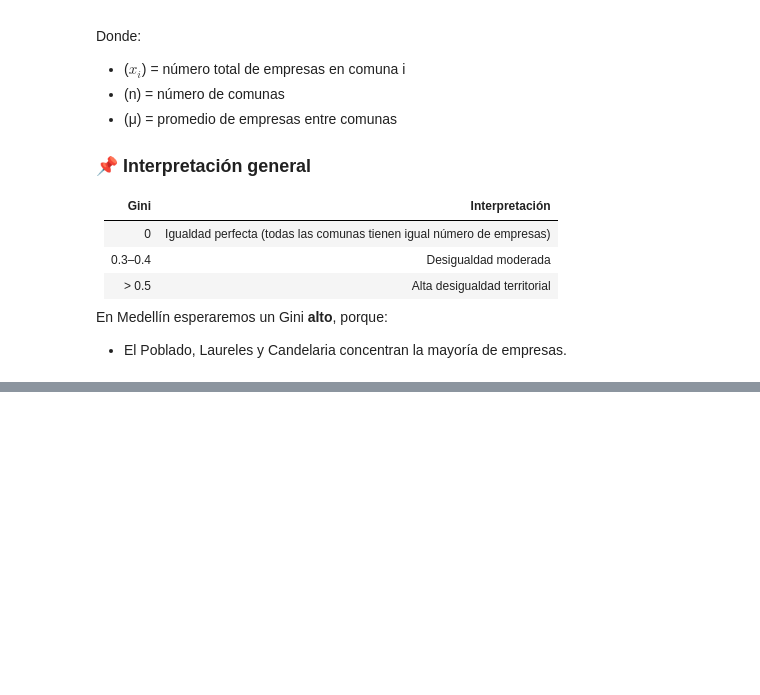
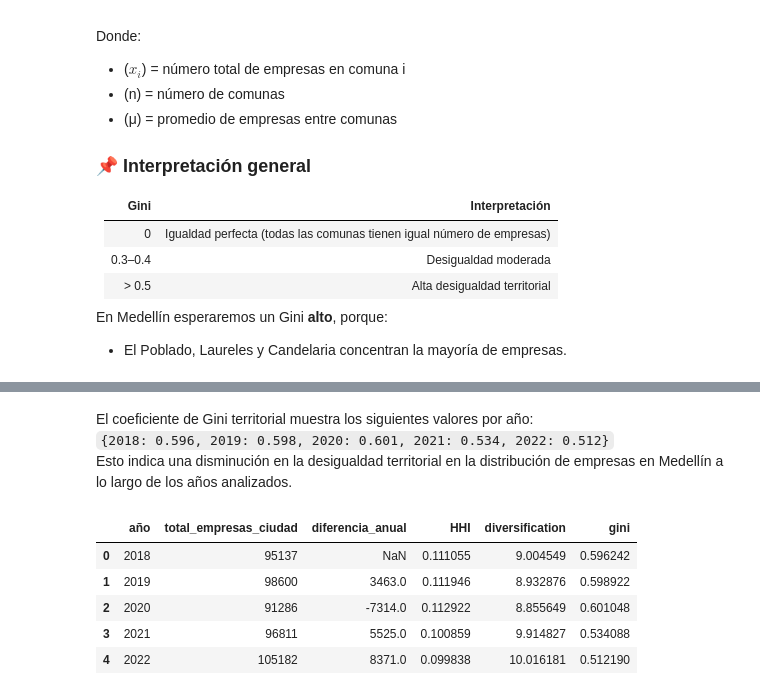
Before and after one commit to smaje99/diploma-in-data-analytics-in-business-management-unir, a Jupyter notebook: medellin-business-landscape/medellin-business-landscape.ipynb, the cells around one changed output, grey strips where cells are left out. Cells and saved outputs as stored; diff of their text form; code cells hidden in the pictures; blank space fills up the shorter version.

Commit message:
✨ Add Concentration indicators
Concentration indicators:
* HHI
* Diversification indicator
* Gini territorial coeficient

Also, metrics by years with this info was added.

````diff
--- a/medellin-business-landscape/medellin-business-landscape.ipynb
+++ b/medellin-business-landscape/medellin-business-landscape.ipynb
@@ -757,0 +802,3 @@ En Medellín esperaremos un Gini **alto**, porque:
+# %%
+hhi_by_year["diversification"] = 1 / hhi_by_year["HHI"]
+hhi_by_year
@@ -757,0 +818,25 @@ En Medellín esperaremos un Gini **alto**, porque:
+# %%
+# Gini territorial
+
+import numpy as np
+
+
+# Gini coeficient calculation
+def gini_coefficient(array: np.ndarray) -> float:
+    array = np.array(array)
+    array = array.flatten()
+    if np.amin(array) < 0:
+        array -= np.amin(array)
+    array = np.sort(array)
+    n = array.size
+    coef = (2 * np.arange(1, n + 1) - n - 1) * array
+    return coef.sum() / (n * array.sum())
+
+
+# Calcular Gini por año
+gini_by_year = (
+    businesses_by_commune_per_year.groupby("año")["empresas"]
+    .apply(lambda x: gini_coefficient(x))
+    .reset_index(name="gini")
+)
+gini_by_year
@@ -757,0 +850,23 @@ En Medellín esperaremos un Gini **alto**, porque:
+# %% [markdown]
+El coeficiente de Gini territorial muestra los siguientes valores por año: \
+```{2018: 0.596, 2019: 0.598, 2020: 0.601, 2021: 0.534, 2022: 0.512}``` \
+Esto indica una disminución en la desigualdad territorial en la distribución de empresas en Medellín a lo largo de los años analizados.
+# %%
+# Une en un solo DataFrame las métricas por año: businesses_per_year, hhi_by_year y gini_by_year
+metrics_by_year = businesses_per_year.merge(
+    hhi_by_year,
+    how="left",
+    on="año",
+).merge(
+    gini_by_year,
+    how="left",
+    on="año",
+)
+metrics_by_year
+# %% [output]
+|  | año | total_empresas_ciudad | diferencia_anual | HHI | diversification | gini |
+| 0 | 2018 | 95137 | NaN | 0.111055 | 9.004549 | 0.596242 |
+| 1 | 2019 | 98600 | 3463.0 | 0.111946 | 8.932876 | 0.598922 |
+| 2 | 2020 | 91286 | -7314.0 | 0.112922 | 8.855649 | 0.601048 |
+| 3 | 2021 | 96811 | 5525.0 | 0.100859 | 9.914827 | 0.534088 |
+| 4 | 2022 | 105182 | 8371.0 | 0.099838 | 10.016181 | 0.512190 |
````
Also changed, not shown: parts of 10 cells of this notebook, 1 other file.
